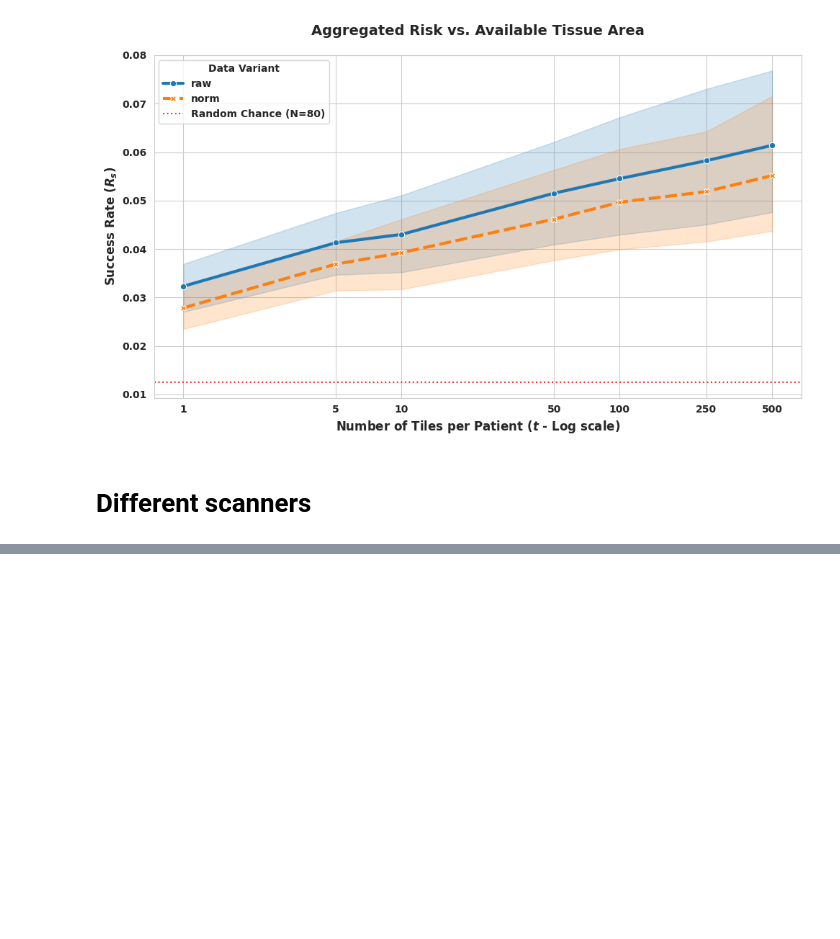
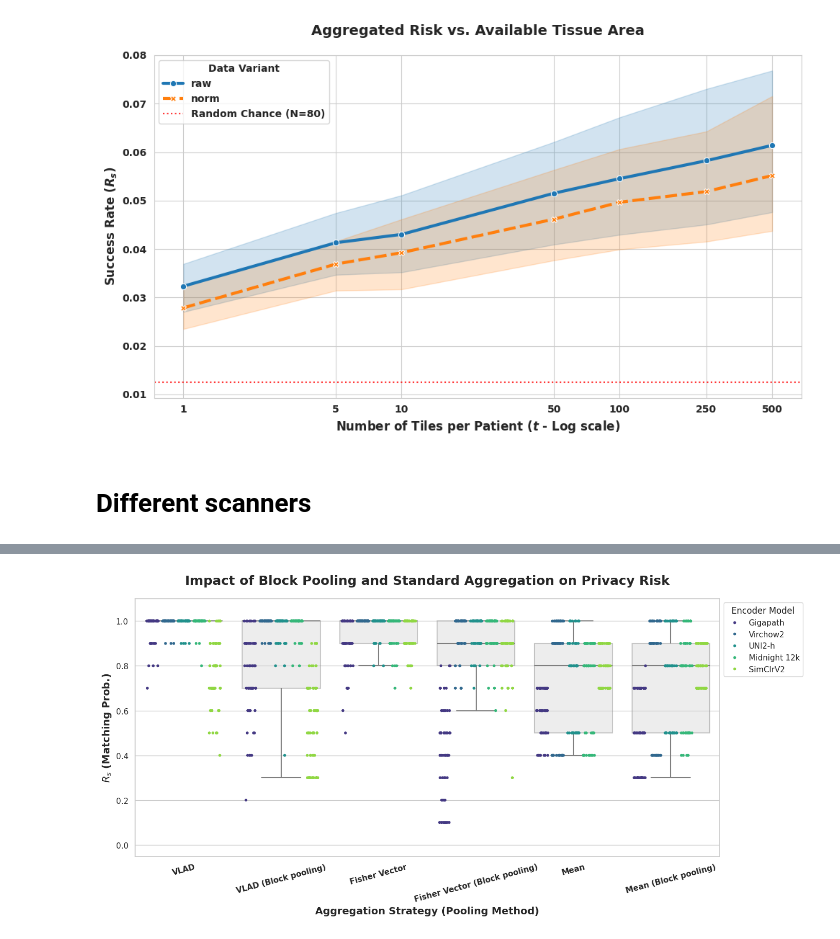
Before and after one commit to RationAI/similarity, a Jupyter notebook: examples/analyze.ipynb, the cells around one changed output, grey strips where cells are left out. Saved outputs shown, nothing was run; the diff lists cells and outputs as text; code cells hidden in the pictures; blank space fills up the shorter version.

```diff
--- a/examples/analyze.ipynb
+++ b/examples/analyze.ipynb
@@ -1910,3 +1899,81 @@ if not df_results.empty:
+# %%
+import matplotlib.pyplot as plt
+import seaborn as sns
+import matplotlib.patches as mpatches
+import pandas as pd
+
+if not df_results.empty:
+    # --- 1. MAPOVÁNÍ NÁZVŮ METOD (Změna na Block pooling) ---
+    nice_method_names = {
+        "vlad_default": "VLAD",
+        "vlad_default_super": "VLAD (Block pooling)",
+        "fisher_default": "Fisher Vector",
+        "fisher_default_super": "Fisher Vector (Block pooling)",
+        "mean_default": "Mean",
+        "mean_default_super": "Mean (Block pooling)",
+    }
+    df_results['method_nice'] = df_results['method'].map(nice_method_names).fillna(df_results['method'])
+
+    # Definice pořadí pro osu X
+    methods_order = ["VLAD", "VLAD (Block pooling)", "Fisher Vector", "Fisher Vector (Block pooling)", "Mean", "Mean (Block pooling)"]
+    df_results['method_nice'] = pd.Categorical(df_results['method_nice'], categories=methods_order, ordered=True)
+    df_results = df_results.sort_values('method_nice')
+
+    # --- 2. GRAF (Agregace podle metod) ---
+    sns.set_theme(style="whitegrid")
+    plt.figure(figsize=(14, 7))
+
+    # Hlavní boxplot
+    ax = sns.boxplot(
+        data=df_results,
+        x="method_nice",
+        y="rs_value",
+        color="lightgray",
+        fliersize=0,
+        linewidth=1.5,
+        boxprops={'alpha': 0.4}
+    )
+
+    # Stripplot s enkodéry
+    sns.stripplot(
+        data=df_results,
+        x="method_nice",
+        y="rs_value",
+        hue="enc",
+        palette="viridis",
+        alpha=1.0,
+        dodge=True,
+        size=4,
+        jitter=0.3,
+        ax=ax
+    )
+
+    # --- 3. ÚPRAVA VZHLEDU ---
+    plt.ylim(-0.05, 1.1)
+    plt.ylabel("$R_s$ (Matching Prob.)", fontsize=14, fontweight='bold')
+    plt.xlabel("Aggregation Strategy (Pooling Method)", fontsize=14, fontweight='bold')
+    plt.xticks(rotation=15, fontsize=11, fontweight='bold')
+    plt.yticks(fontsize=11)
+
+    # Úprava legendy
+    nice_encoder_names = ["Gigapath", "Virchow2", "UNI2-h", "Midnight 12k", "SimClrV2"]
+    handles, _ = ax.get_legend_handles_labels()
+    plt.legend(
+        handles=handles,
+        labels=nice_encoder_names,
+        title="Encoder Model",
+        loc='upper left',
+        bbox_to_anchor=(1, 1),
+        frameon=True
+    )
+
+    plt.title("Impact of Block Pooling and Standard Aggregation on Privacy Risk",
+              fontsize=18, fontweight='bold', pad=20)
+
+    plt.tight_layout()
+    plt.show()
+# %% [output]
+[figure, added]
 # %%
 enc = ["0", "1", "2", "3", "4"]
 mpp = ["10"]
```
Also changed, not shown: parts of 5 cells of this notebook, 1 other file.
